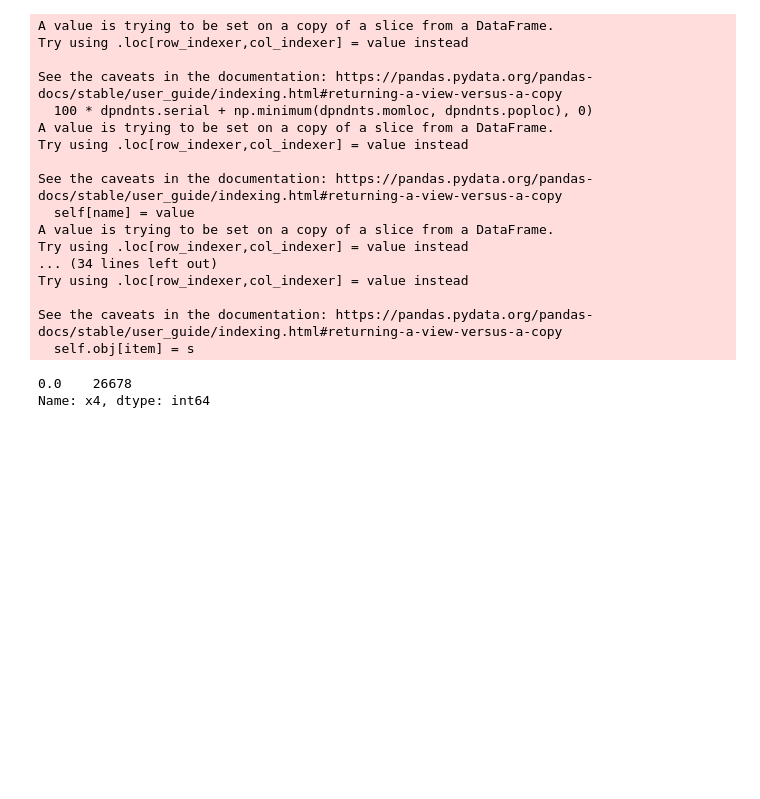
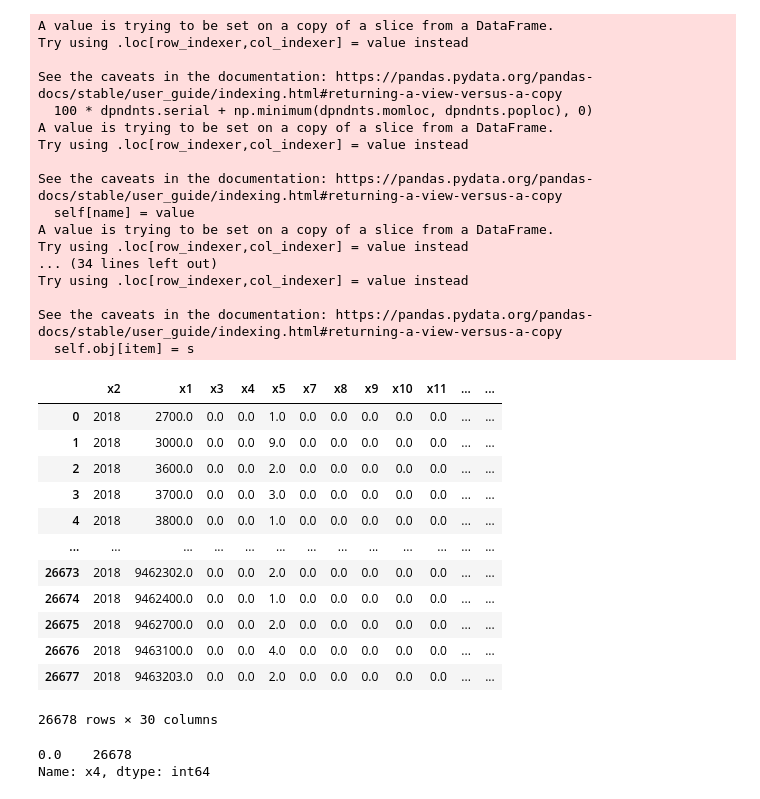
Before and after one commit to UBICenter/covid_ui, a Jupyter notebook: covid_ui.ipynb, the cells around one changed output. Drawn from its saved outputs; the diff is of its cells as text; code cells hidden in the pictures; blank space fills up the shorter version.

```diff
--- a/covid_ui.ipynb
+++ b/covid_ui.ipynb
@@ -100,6 +88,22 @@ Try using .loc[row_indexer,col_indexer] = value instead
 
 See the caveats in the documentation: https://pandas.pydata.org/pandas-docs/stable/user_guide/indexing.html#returning-a-view-versus-a-copy
   self.obj[item] = s
+# %%
+concat
+# %% [output]
+|  | x2 | x1 | x3 | x4 | x5 | x7 | x8 | x9 | x10 | x11 | ... | ... |
+| 0 | 2018 | 2700.0 | 0.0 | 0.0 | 1.0 | 0.0 | 0.0 | 0.0 | 0.0 | 0.0 | ... | ... |
+| 1 | 2018 | 3000.0 | 0.0 | 0.0 | 9.0 | 0.0 | 0.0 | 0.0 | 0.0 | 0.0 | ... | ... |
+| 2 | 2018 | 3600.0 | 0.0 | 0.0 | 2.0 | 0.0 | 0.0 | 0.0 | 0.0 | 0.0 | ... | ... |
+| 3 | 2018 | 3700.0 | 0.0 | 0.0 | 3.0 | 0.0 | 0.0 | 0.0 | 0.0 | 0.0 | ... | ... |
+| 4 | 2018 | 3800.0 | 0.0 | 0.0 | 1.0 | 0.0 | 0.0 | 0.0 | 0.0 | 0.0 | ... | ... |
+| ... | ... | ... | ... | ... | ... | ... | ... | ... | ... | ... | ... | ... |
+| 26673 | 2018 | 9462302.0 | 0.0 | 0.0 | 2.0 | 0.0 | 0.0 | 0.0 | 0.0 | 0.0 | ... | ... |
+| 26674 | 2018 | 9462400.0 | 0.0 | 0.0 | 1.0 | 0.0 | 0.0 | 0.0 | 0.0 | 0.0 | ... | ... |
+| 26675 | 2018 | 9462700.0 | 0.0 | 0.0 | 2.0 | 0.0 | 0.0 | 0.0 | 0.0 | 0.0 | ... | ... |
+| 26676 | 2018 | 9463100.0 | 0.0 | 0.0 | 4.0 | 0.0 | 0.0 | 0.0 | 0.0 | 0.0 | ... | ... |
+| 26677 | 2018 | 9463203.0 | 0.0 | 0.0 | 2.0 | 0.0 | 0.0 | 0.0 | 0.0 | 0.0 | ... | ... |
+26678 rows × 30 columns
 # %%
 concat = concat_sum.join(concat_max).join(concat_min).reset_index()
 concat.x4.value_counts()
```
Also changed, not shown: parts of 2 cells of this notebook, 1 other file.
